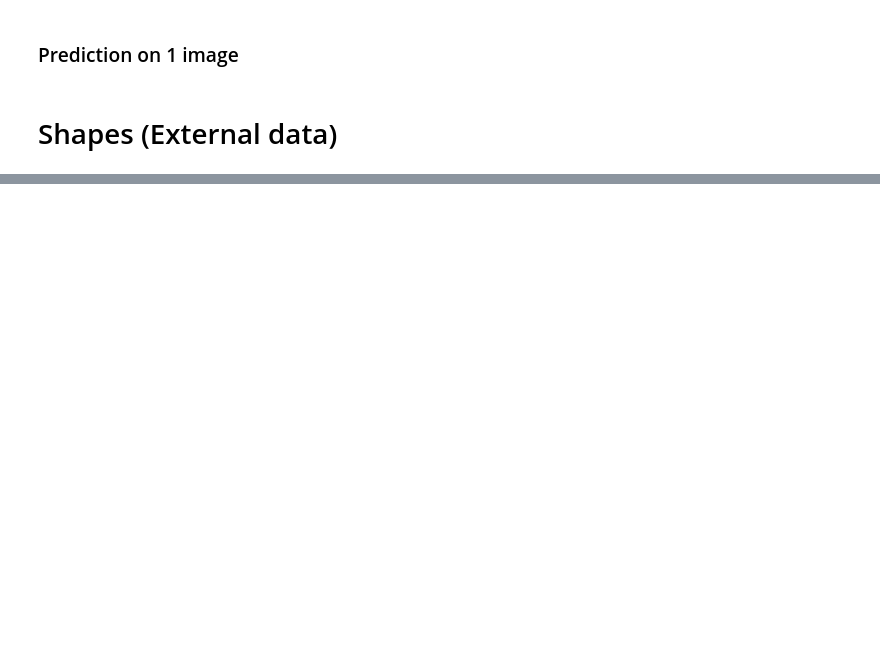
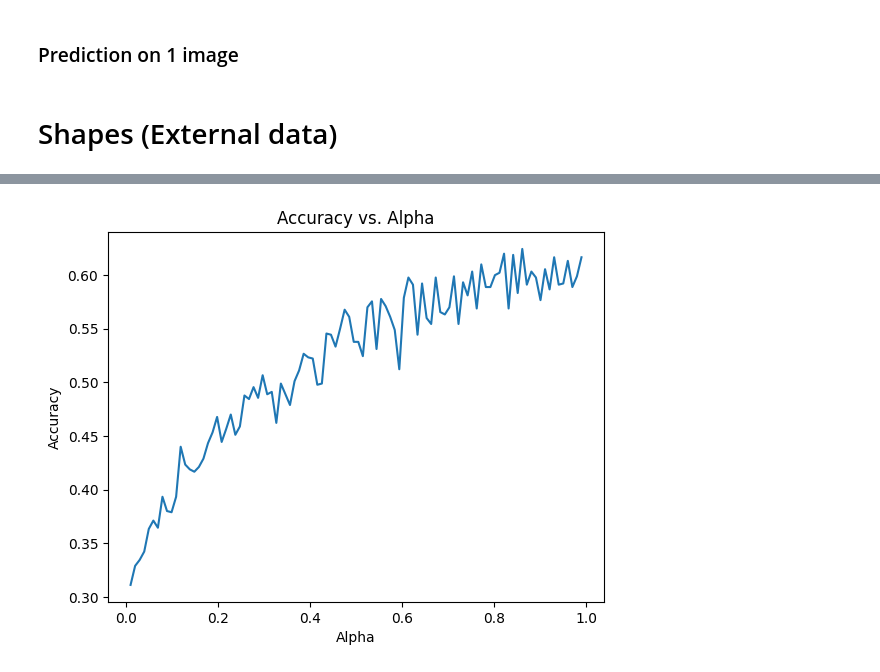
Before and after one commit to MehdiGhorb/object_tracking, a Jupyter notebook: rc.ipynb, the cells around one changed output, grey strips where cells are left out. Cells and saved outputs as stored; diff of their text form; code cells hidden in the pictures; blank space fills up the shorter version.

```diff
--- a/rc.ipynb
+++ b/rc.ipynb
@@ -340,9 +402,9 @@ X_train, X_test, y_train, y_test = train_test_split(X, y_encoded, test_size=0.1,
 # %%
 # Initialize and train ESN
 input_size = X_train.shape[1]
-reservoir_size = 2000
+reservoir_size = 1000
 output_size = y_train.shape[1]
-esn = ESN(input_size, reservoir_size, output_size)
+esn = ESN(input_size, reservoir_size, output_size, alpha=0.85)
 esn.train(X_train, y_train)
 # %%
 # Predict and evaluate
@@ -353,0 +416,26 @@ Accuracy: 0.478
+# %%
+import numpy as np
+import matplotlib.pyplot as plt
+from tqdm import tqdm
+
+alpha_values = np.linspace(0.01, 0.99, 100)
+accuracies = []
+
+for alpha in tqdm(alpha_values, desc='Alpha Progress'):
+    input_size = X_train.shape[1]
+    reservoir_size = 500
+    output_size = y_train.shape[1]
+    esn = ESN(input_size, reservoir_size, output_size, alpha=alpha)
+    esn.train(X_train, y_train)
+
+    predictions = esn.predict(X_test)
+    accuracy = np.mean(np.argmax(predictions, axis=1) == np.argmax(y_test, axis=1))
+    accuracies.append(accuracy)
+
+plt.plot(alpha_values, accuracies)
+plt.xlabel('Alpha')
+plt.ylabel('Accuracy')
+plt.title('Accuracy vs. Alpha')
+plt.show()
+# %% [output]
+[figure, added]
```
Also changed, not shown: parts of 32 cells of this notebook, 4 other files.
